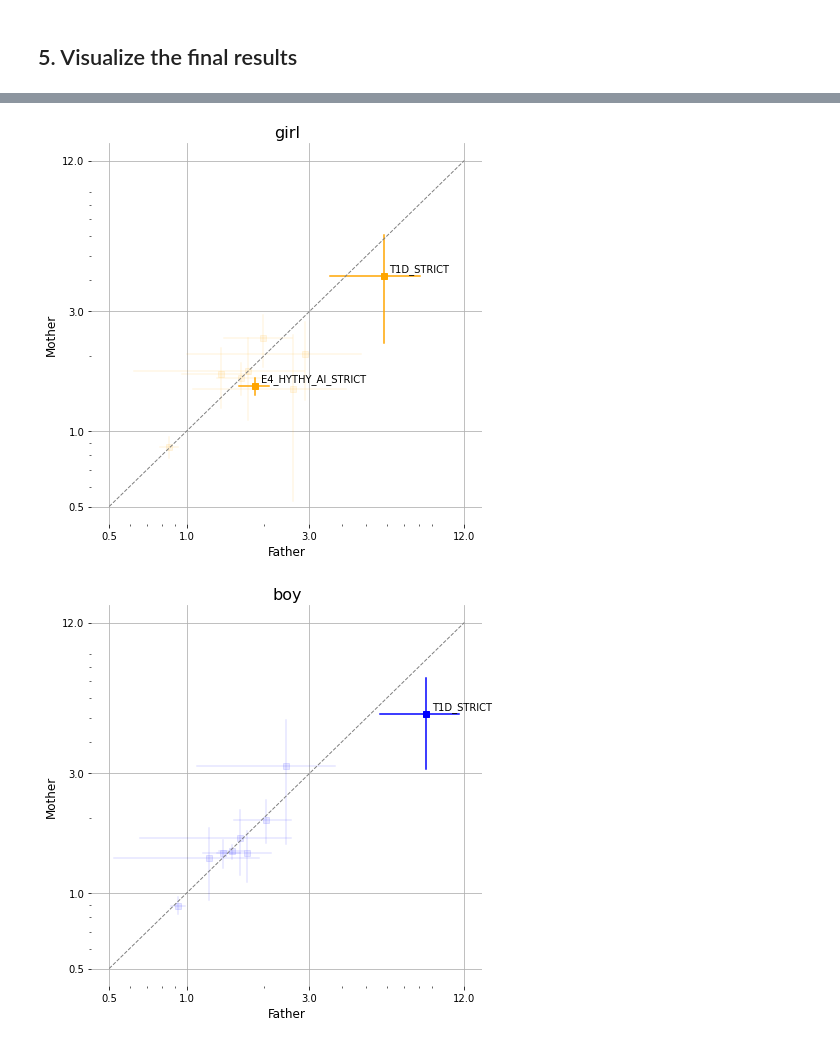
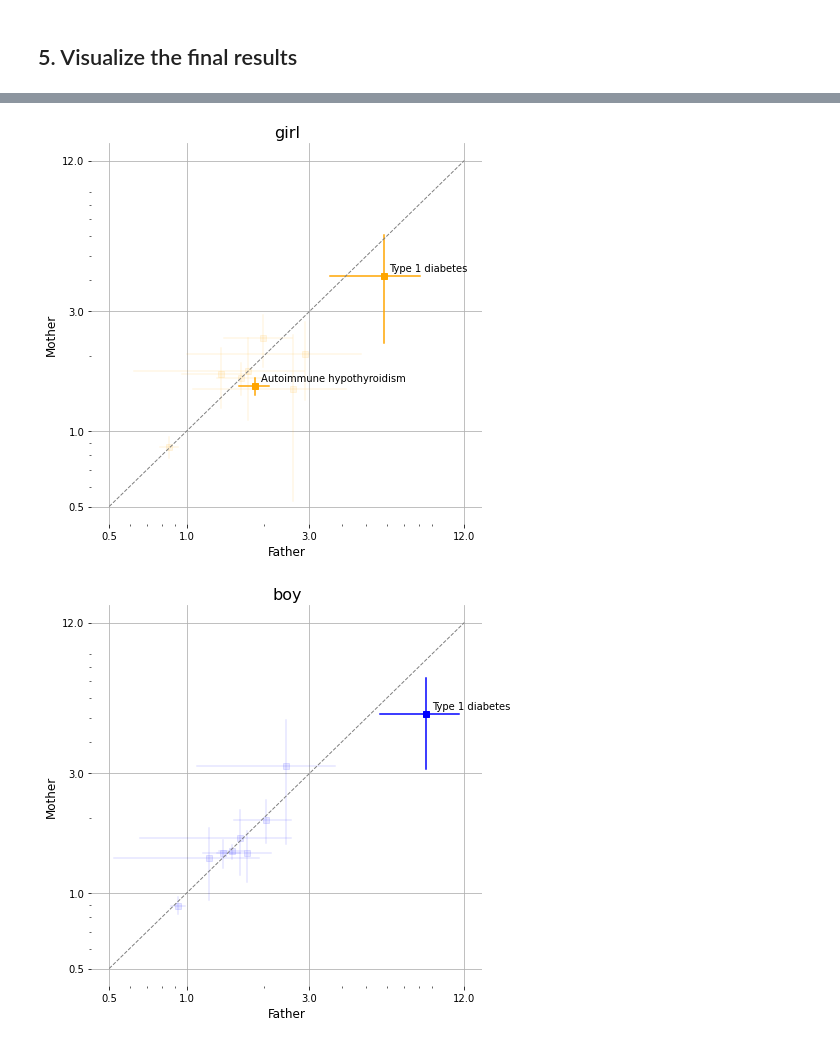
Before and after one commit to dsgelab/familial_tractories, a Jupyter notebook: ldsc.ipynb, the cells around one changed output, grey strips where cells are left out. Drawn from its saved outputs; the diff is of its cells as text; code cells hidden in the pictures.

```diff
--- a/ldsc.ipynb
+++ b/ldsc.ipynb
@@ -340,4 +397,4 @@ def plot_odds_ratio(df, outcome):
 # %%
-registry_res = pd.read_excel(res_dir+'summary_of_ADs.xlsx', sheet_name='registry_res')
-eps_sig = plot_odds_ratio(registry_res[registry_res.who == 'parent'], 'T1D_STRICT')
+# registry_res = pd.read_excel(res_dir+'summary_of_ADs.xlsx', sheet_name='registry_res')
+eps_sig = plot_odds_ratio(registry_res[(registry_res.who == 'parent')&(~registry_res.endpoint.isin(['G6_OTHDEMYEL', 'G6_DISSOTH']))], 'T1D_STRICT')
 # %% [output]
@@ -379,7 +436,7 @@ def plot_crossed_odds_ratio(data, note, color, outcome='T1D_STRICT'):
         x, y = row.hr_fa, row.hr_mo
         if row.hr_significant:
             alpha = 1
-            plt.annotate(row.endpoint, (x*1.05, y*1.05))
+            plt.annotate(eps_dict[row.endpoint], (x*1.05, y*1.05))
         else:
             alpha = .1
         plt.plot(x, y, 's', color=color, alpha=alpha)
@@ -401,11 +458,11 @@ def plot_crossed_odds_ratio(data, note, color, outcome='T1D_STRICT'):
     plt.grid()
     plt.show()
 # %%
-plot_crossed_odds_ratio(registry_res, 'girl', 'orange')
-plot_crossed_odds_ratio(registry_res, 'boy', 'blue')
+plot_crossed_odds_ratio(registry_res[~registry_res.endpoint.isin(['G6_OTHDEMYEL', 'G6_DISSOTH'])], 'girl', 'orange')
+plot_crossed_odds_ratio(registry_res[~registry_res.endpoint.isin(['G6_OTHDEMYEL', 'G6_DISSOTH'])], 'boy', 'blue')
 # %% [output]
-[figure, old version]
+[figure, new version]
-[figure, old version]
+[figure, new version]
 # %%
 def plot_comparisons(df, outcome):
     """
```
Also changed, not shown: parts of 10 cells of this notebook, 5 other files.
